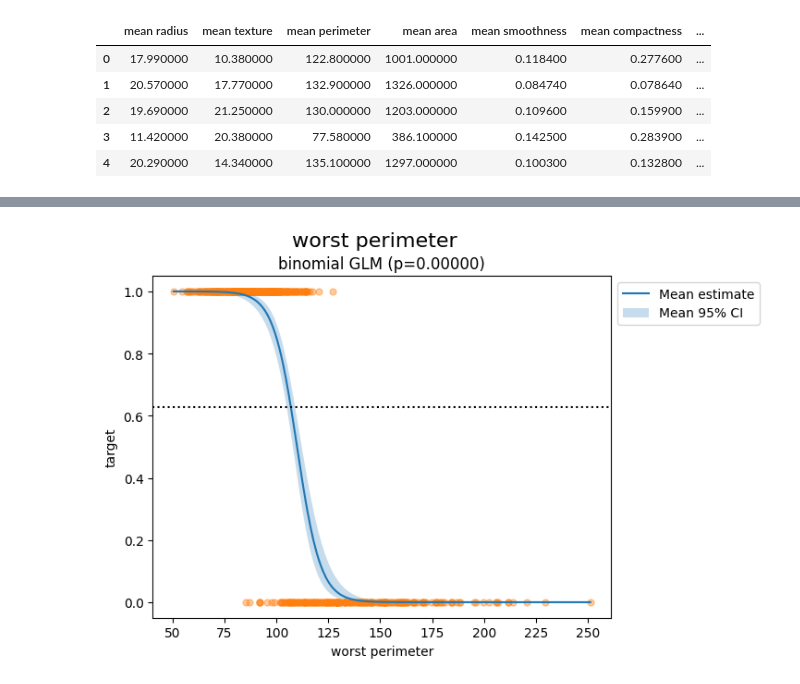
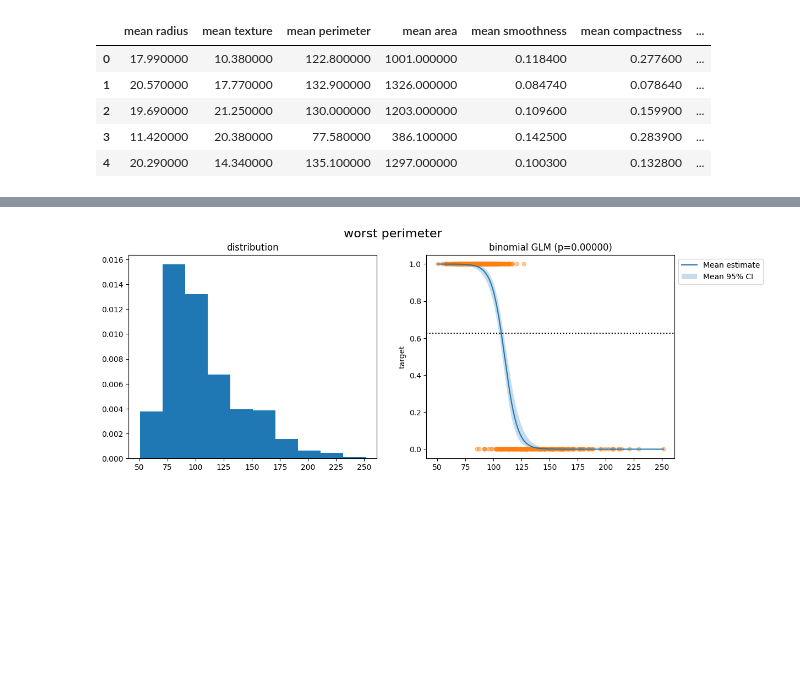
Before and after one commit to dkidney/kidneypy, a Jupyter notebook: examples/univariate.ipynb, the cells around one changed output, grey strips where cells are left out. Cells and saved outputs as stored; diff of their text form; code cells hidden in the pictures; blank space fills up the shorter version.

Commit message:
plot feature

```diff
--- a/examples/univariate.ipynb
+++ b/examples/univariate.ipynb
@@ -31,5 +38,5 @@ df.head()
 # %%
-fig, ax = univariate_glm_plot(df, feature_col='worst perimeter', target_col='target', family='binomial')
+fig, ax = plot_feature(df, feature_col='worst perimeter', target_col='target', family='binomial')
 # %% [output]
-[figure, old version]
+[figure, new version]
 # %%
```
Also changed, not shown: parts of 10 cells of this notebook, 5 other files.
